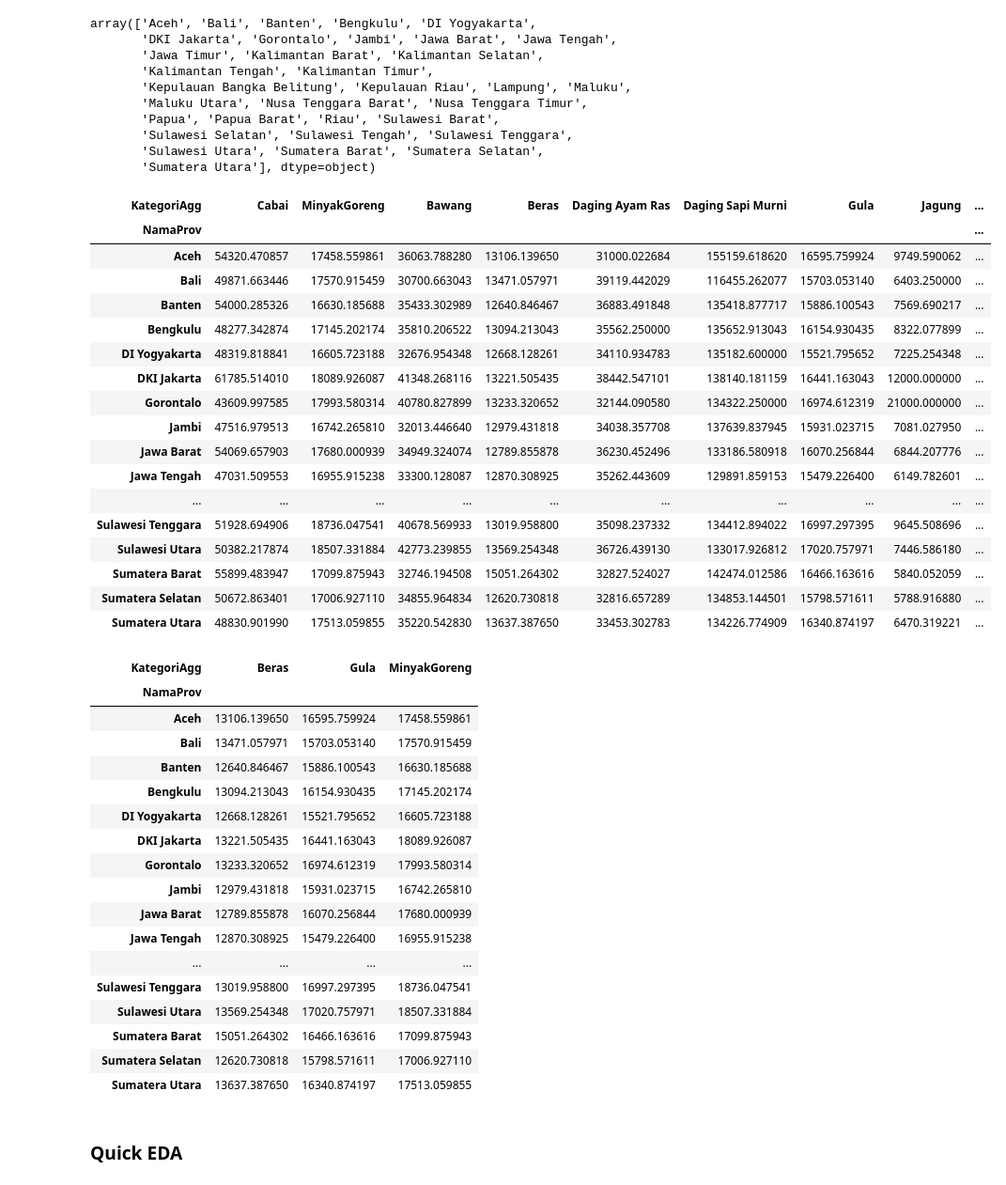
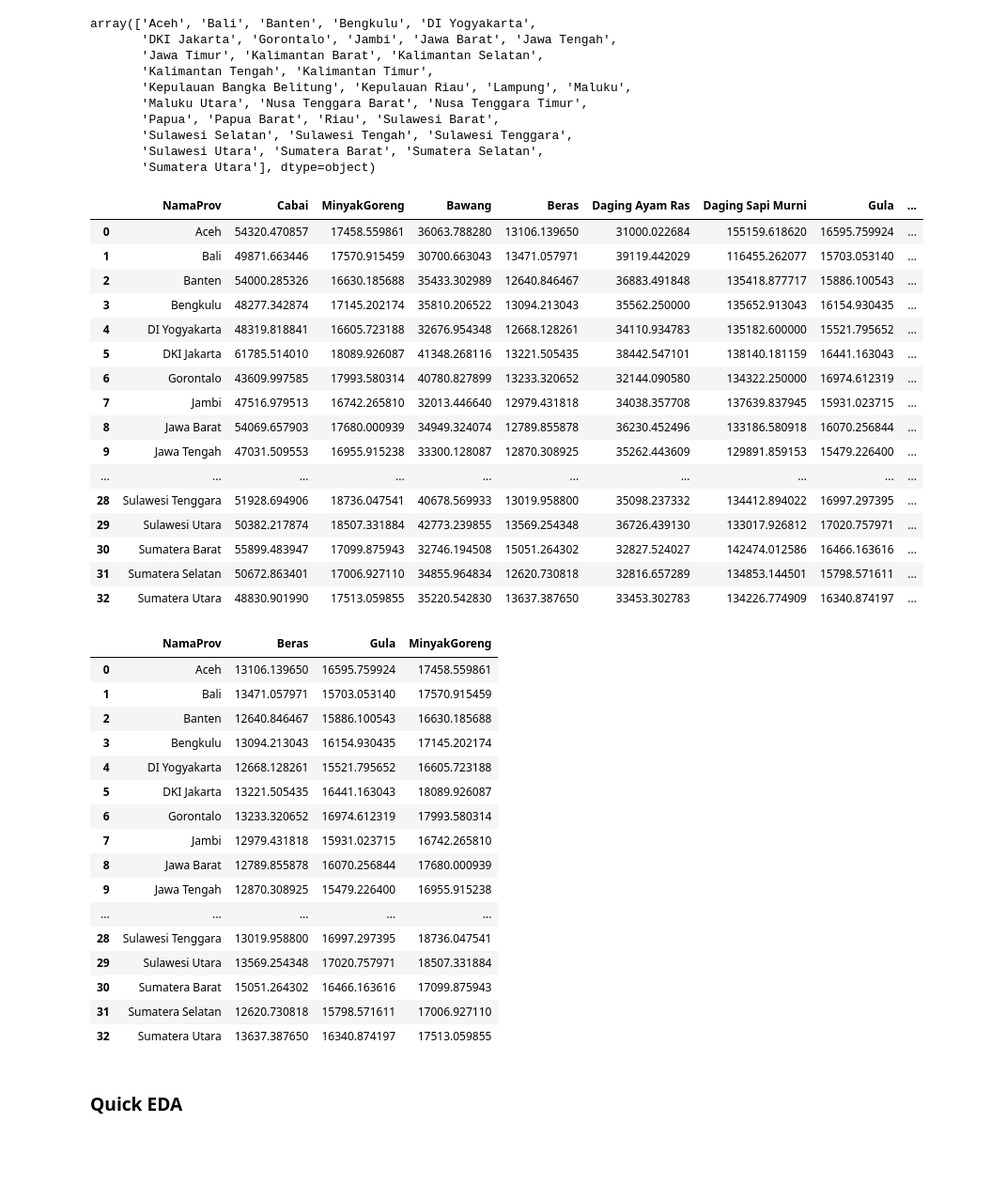
Before and after one commit to ali16180/Clustering-of-Staple-Commodities-in-Indonesia, a Jupyter notebook: G1401231081_Muhammad Hafiz Fazli_Tugas Akhir Individu.ipynb, the cells around one changed output. Shown at 94% size. Drawn from its saved outputs; the diff is of its cells as text; code cells hidden in the pictures; blank space fills up the shorter version.

```diff
--- a/G1401231081_Muhammad Hafiz Fazli_Tugas Akhir Individu.ipynb
+++ b/G1401231081_Muhammad Hafiz Fazli_Tugas Akhir Individu.ipynb
@@ -333,64 +288,66 @@ array(['Aceh', 'Bali', 'Banten', 'Bengkulu', 'DI Yogyakarta',
 # %%
 kategori_vars = [
     "Cabai",
     "MinyakGoreng",
     "Bawang",
     "Beras",
     "Daging Ayam Ras",
     "Daging Sapi Murni",
     "Gula",
     "Jagung",
     "Telur Ayam Ras",
 ]
 
 df_wide = (
     df_mean
     .pivot(index="NamaProv", columns="KategoriAgg", values="Harga")
     .reindex(columns=kategori_vars)
     .dropna(how="any")
 )
+
+df_wide.columns.name = None
+df_wide.reset_index(inplace=True)
+
 df_wide
 # %% [output]
-| KategoriAgg | Cabai | MinyakGoreng | Bawang | Beras | Daging Ayam Ras | Daging Sapi Murni | Gula | Jagung | ... |
-| NamaProv |  |  |  |  |  |  |  |  | ... |
-| Aceh | 54320.470857 | 17458.559861 | 36063.788280 | 13106.139650 | 31000.022684 | 155159.618620 | 16595.759924 | 9749.590062 | ... |
-| Bali | 49871.663446 | 17570.915459 | 30700.663043 | 13471.057971 | 39119.442029 | 116455.262077 | 15703.053140 | 6403.250000 | ... |
-| Banten | 54000.285326 | 16630.185688 | 35433.302989 | 12640.846467 | 36883.491848 | 135418.877717 | 15886.100543 | 7569.690217 | ... |
-| Bengkulu | 48277.342874 | 17145.202174 | 35810.206522 | 13094.213043 | 35562.250000 | 135652.913043 | 16154.930435 | 8322.077899 | ... |
-| DI Yogyakarta | 48319.818841 | 16605.723188 | 32676.954348 | 12668.128261 | 34110.934783 | 135182.600000 | 15521.795652 | 7225.254348 | ... |
-| DKI Jakarta | 61785.514010 | 18089.926087 | 41348.268116 | 13221.505435 | 38442.547101 | 138140.181159 | 16441.163043 | 12000.000000 | ... |
-| Gorontalo | 43609.997585 | 17993.580314 | 40780.827899 | 13233.320652 | 32144.090580 | 134322.250000 | 16974.612319 | 21000.000000 | ... |
-| Jambi | 47516.979513 | 16742.265810 | 32013.446640 | 12979.431818 | 34038.357708 | 137639.837945 | 15931.023715 | 7081.027950 | ... |
-| Jawa Barat | 54069.657903 | 17680.000939 | 34949.324074 | 12789.855878 | 36230.452496 | 133186.580918 | 16070.256844 | 6844.207776 | ... |
-| Jawa Tengah | 47031.509553 | 16955.915238 | 33300.128087 | 12870.308925 | 35262.443609 | 129891.859153 | 15479.226400 | 6149.782601 | ... |
+|  | NamaProv | Cabai | MinyakGoreng | Bawang | Beras | Daging Ayam Ras | Daging Sapi Murni | Gula | ... |
+| 0 | Aceh | 54320.470857 | 17458.559861 | 36063.788280 | 13106.139650 | 31000.022684 | 155159.618620 | 16595.759924 | ... |
+| 1 | Bali | 49871.663446 | 17570.915459 | 30700.663043 | 13471.057971 | 39119.442029 | 116455.262077 | 15703.053140 | ... |
+| 2 | Banten | 54000.285326 | 16630.185688 | 35433.302989 | 12640.846467 | 36883.491848 | 135418.877717 | 15886.100543 | ... |
+| 3 | Bengkulu | 48277.342874 | 17145.202174 | 35810.206522 | 13094.213043 | 35562.250000 | 135652.913043 | 16154.930435 | ... |
+| 4 | DI Yogyakarta | 48319.818841 | 16605.723188 | 32676.954348 | 12668.128261 | 34110.934783 | 135182.600000 | 15521.795652 | ... |
+| 5 | DKI Jakarta | 61785.514010 | 18089.926087 | 41348.268116 | 13221.505435 | 38442.547101 | 138140.181159 | 16441.163043 | ... |
+| 6 | Gorontalo | 43609.997585 | 17993.580314 | 40780.827899 | 13233.320652 | 32144.090580 | 134322.250000 | 16974.612319 | ... |
+| 7 | Jambi | 47516.979513 | 16742.265810 | 32013.446640 | 12979.431818 | 34038.357708 | 137639.837945 | 15931.023715 | ... |
+| 8 | Jawa Barat | 54069.657903 | 17680.000939 | 34949.324074 | 12789.855878 | 36230.452496 | 133186.580918 | 16070.256844 | ... |
+| 9 | Jawa Tengah | 47031.509553 | 16955.915238 | 33300.128087 | 12870.308925 | 35262.443609 | 129891.859153 | 15479.226400 | ... |
 | ... | ... | ... | ... | ... | ... | ... | ... | ... | ... |
-| Sulawesi Tenggara | 51928.694906 | 18736.047541 | 40678.569933 | 13019.958800 | 35098.237332 | 134412.894022 | 16997.297395 | 9645.508696 | ... |
-| Sulawesi Utara | 50382.217874 | 18507.331884 | 42773.239855 | 13569.254348 | 36726.439130 | 133017.926812 | 17020.757971 | 7446.586180 | ... |
-| Sumatera Barat | 55899.483947 | 17099.875943 | 32746.194508 | 15051.264302 | 32827.524027 | 142474.012586 | 16466.163616 | 5840.052059 | ... |
-| Sumatera Selatan | 50672.863401 | 17006.927110 | 34855.964834 | 12620.730818 | 32816.657289 | 134853.144501 | 15798.571611 | 5788.916880 | ... |
-| Sumatera Utara | 48830.901990 | 17513.059855 | 35220.542830 | 13637.387650 | 33453.302783 | 134226.774909 | 16340.874197 | 6470.319221 | ... |
+| 28 | Sulawesi Tenggara | 51928.694906 | 18736.047541 | 40678.569933 | 13019.958800 | 35098.237332 | 134412.894022 | 16997.297395 | ... |
+| 29 | Sulawesi Utara | 50382.217874 | 18507.331884 | 42773.239855 | 13569.254348 | 36726.439130 | 133017.926812 | 17020.757971 | ... |
+| 30 | Sumatera Barat | 55899.483947 | 17099.875943 | 32746.194508 | 15051.264302 | 32827.524027 | 142474.012586 | 16466.163616 | ... |
+| 31 | Sumatera Selatan | 50672.863401 | 17006.927110 | 34855.964834 | 12620.730818 | 32816.657289 | 134853.144501 | 15798.571611 | ... |
+| 32 | Sumatera Utara | 48830.901990 | 17513.059855 | 35220.542830 | 13637.387650 | 33453.302783 | 134226.774909 | 16340.874197 | ... |
 # %%
-df_wide = df_wide[["Beras", "Gula", "MinyakGoreng"]]
-df_wide
+df_wide_staples = df_wide[["NamaProv", "Beras", "Gula", "MinyakGoreng"]]
+df_wide_staples
 # %% [output]
-| KategoriAgg | Beras | Gula | MinyakGoreng |
-| NamaProv |  |  |  |
-| Aceh | 13106.139650 | 16595.759924 | 17458.559861 |
-| Bali | 13471.057971 | 15703.053140 | 17570.915459 |
-| Banten | 12640.846467 | 15886.100543 | 16630.185688 |
-| Bengkulu | 13094.213043 | 16154.930435 | 17145.202174 |
-| DI Yogyakarta | 12668.128261 | 15521.795652 | 16605.723188 |
-| DKI Jakarta | 13221.505435 | 16441.163043 | 18089.926087 |
-| Gorontalo | 13233.320652 | 16974.612319 | 17993.580314 |
-| Jambi | 12979.431818 | 15931.023715 | 16742.265810 |
-| Jawa Barat | 12789.855878 | 16070.256844 | 17680.000939 |
-| Jawa Tengah | 12870.308925 | 15479.226400 | 16955.915238 |
-| ... | ... | ... | ... |
-| Sulawesi Tenggara | 13019.958800 | 16997.297395 | 18736.047541 |
-| Sulawesi Utara | 13569.254348 | 17020.757971 | 18507.331884 |
-| Sumatera Barat | 15051.264302 | 16466.163616 | 17099.875943 |
-| Sumatera Selatan | 12620.730818 | 15798.571611 | 17006.927110 |
-| Sumatera Utara | 13637.387650 | 16340.874197 | 17513.059855 |
+|  | NamaProv | Beras | Gula | MinyakGoreng |
+| 0 | Aceh | 13106.139650 | 16595.759924 | 17458.559861 |
+| 1 | Bali | 13471.057971 | 15703.053140 | 17570.915459 |
+| 2 | Banten | 12640.846467 | 15886.100543 | 16630.185688 |
+| 3 | Bengkulu | 13094.213043 | 16154.930435 | 17145.202174 |
+| 4 | DI Yogyakarta | 12668.128261 | 15521.795652 | 16605.723188 |
+| 5 | DKI Jakarta | 13221.505435 | 16441.163043 | 18089.926087 |
+| 6 | Gorontalo | 13233.320652 | 16974.612319 | 17993.580314 |
+| 7 | Jambi | 12979.431818 | 15931.023715 | 16742.265810 |
+| 8 | Jawa Barat | 12789.855878 | 16070.256844 | 17680.000939 |
+| 9 | Jawa Tengah | 12870.308925 | 15479.226400 | 16955.915238 |
+| ... | ... | ... | ... | ... |
+| 28 | Sulawesi Tenggara | 13019.958800 | 16997.297395 | 18736.047541 |
+| 29 | Sulawesi Utara | 13569.254348 | 17020.757971 | 18507.331884 |
+| 30 | Sumatera Barat | 15051.264302 | 16466.163616 | 17099.875943 |
+| 31 | Sumatera Selatan | 12620.730818 | 15798.571611 | 17006.927110 |
+| 32 | Sumatera Utara | 13637.387650 | 16340.874197 | 17513.059855 |
 # %% [markdown]
 ### Quick EDA
 # %%
```
Also changed, not shown: parts of 33 cells of this notebook, 1 other file.
